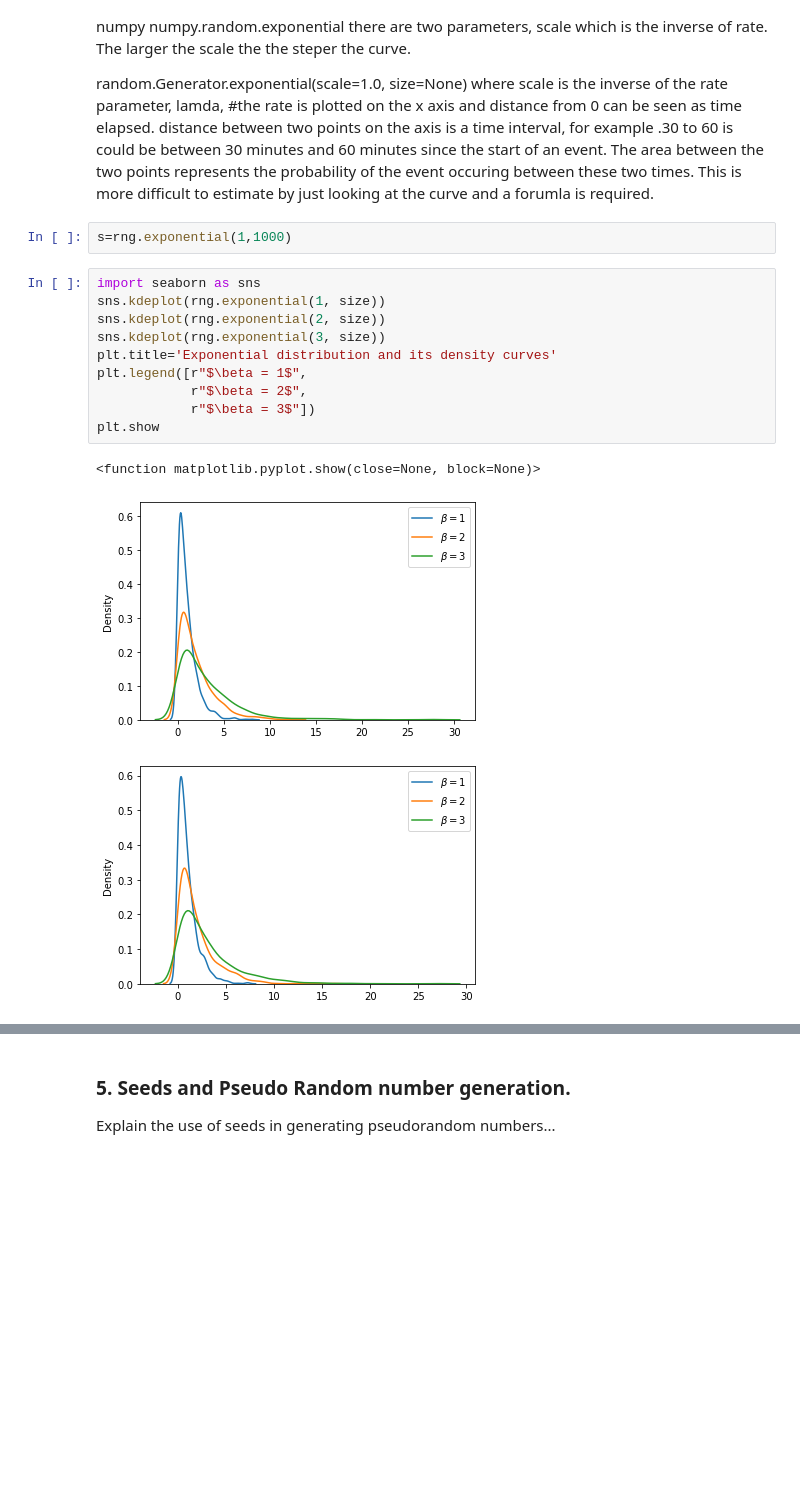
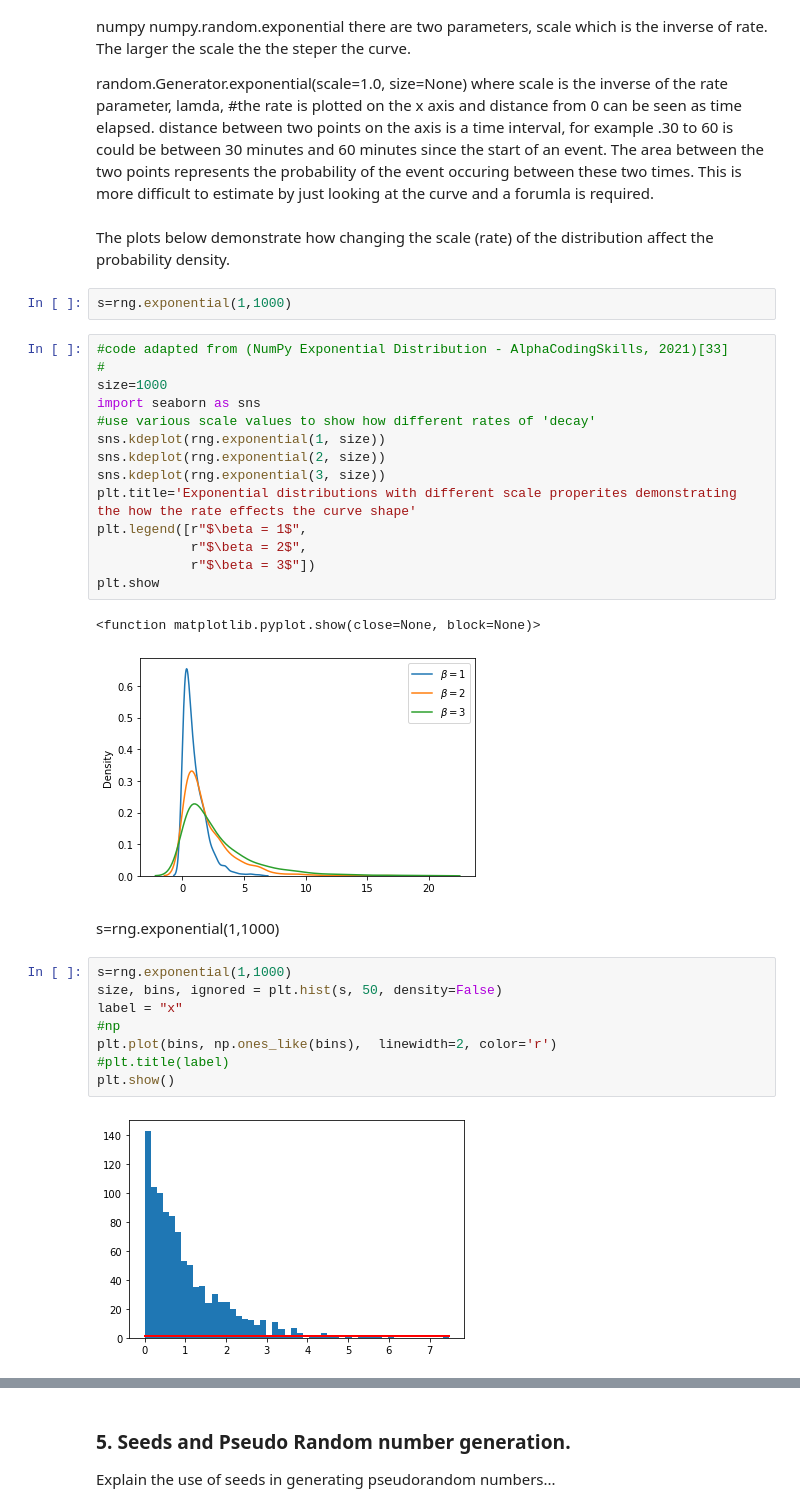
Before and after one commit to Jonish99/PDA-Assigment-One, a Jupyter notebook: numpy.ipynb, the cells around one changed output, grey strips where cells are left out. Saved outputs shown, nothing was run; the diff lists cells and outputs as text; blank space fills up the shorter version.

Commit message:
Updated exponential distributin and referenced. Drafted binomial distribtuion

```diff
--- a/numpy.ipynb
+++ b/numpy.ipynb
@@ -769,21 +807,36 @@ where scale is the inverse of the rate parameter, lamda,
 axis is a time interval, for example .30 to 60 is could be between 30 minutes and 60 minutes since the start of an event.
 The area between the two points represents the probability of the event occuring between these two times. This is more difficult to
 estimate by just looking at the curve and a forumla is required.
+# %% [markdown]
+The plots below demonstrate how changing the scale (rate) of the distribution affect the probability density.
 # %%
 s=rng.exponential(1,1000)
 # %%
+#code adapted from (NumPy Exponential Distribution - AlphaCodingSkills, 2021)[33]
+#
+size=1000
 import seaborn as sns
+#use various scale values to show how different rates of 'decay'
 sns.kdeplot(rng.exponential(1, size))
 sns.kdeplot(rng.exponential(2, size))
 sns.kdeplot(rng.exponential(3, size))
-plt.title='Exponential distribution and its density curves'
+plt.title='Exponential distributions with different scale properites demonstrating the how the rate effects the curve shape'
 plt.legend([r"$\beta = 1$",
             r"$\beta = 2$",
             r"$\beta = 3$"])
 plt.show
 # %% [output]
 <function matplotlib.pyplot.show(close=None, block=None)>
-[figure, old version]
+[figure, new version]
+# %% [markdown]
+s=rng.exponential(1,1000)
 # %%
+s=rng.exponential(1,1000)
+size, bins, ignored = plt.hist(s, 50, density=False)
+label = "x"
+#np
+plt.plot(bins, np.ones_like(bins),  linewidth=2, color='r')
+#plt.title(label)
+plt.show()
 # %% [output]
-[figure, old version]
+[figure, new version]
```
Also changed, not shown: parts of 13 cells of this notebook.
